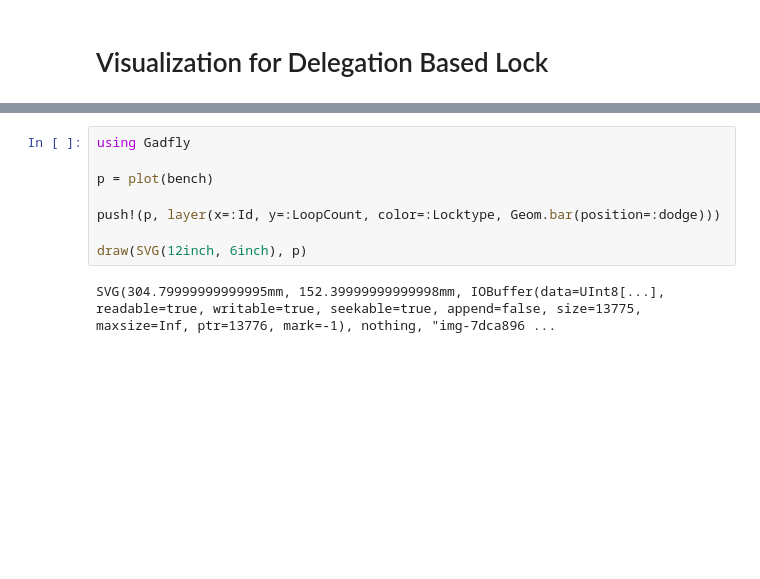
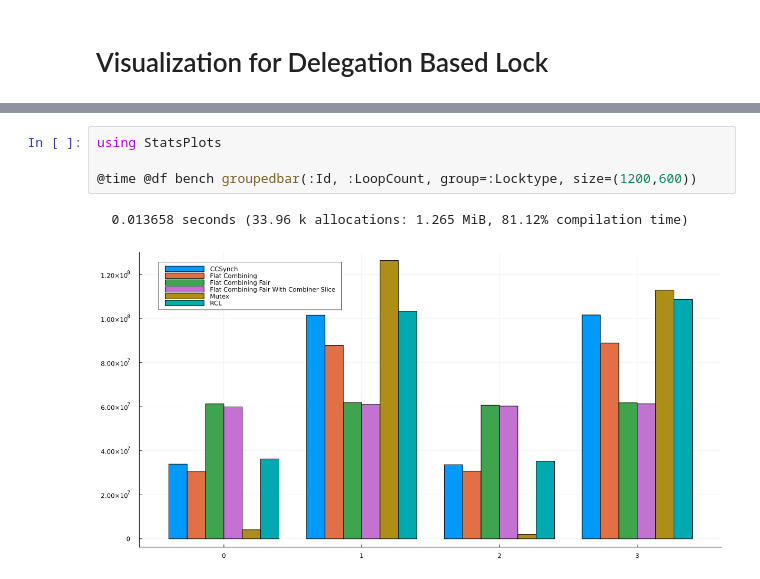
Before and after one commit to taooceros/Locks, a Jupyter notebook: visualization/graph.ipynb, the cells around one changed output, grey strips where cells are left out. Saved outputs shown, nothing was run; the diff lists cells and outputs as text; blank space fills up the shorter version.

Commit message:
add combiner slice and more visualization

```diff
--- a/visualization/graph.ipynb
+++ b/visualization/graph.ipynb
@@ -27,13 +7,10 @@ bench = CSV.read("output/output.csv", DataFrame)
-# %%
-using Gadfly
-
-p = plot(bench)
-
-push!(p, layer(x=:Id, y=:LoopCount, color=:Locktype, Geom.bar(position=:dodge)))
-
-draw(SVG(12inch, 6inch), p)
-# %% [output]
-SVG(304.79999999999995mm, 152.39999999999998mm, IOBuffer(data=UInt8[...], readable=true, writable=true, seekable=true, append=false, size=13775, maxsize=Inf, ptr=13776, mark=-1), nothing, "img-7dca896 ...
+# %%
+using StatsPlots
+
+@time @df bench groupedbar(:Id, :LoopCount, group=:Locktype, size=(1200,600))
+# %% [output]
+  0.013658 seconds (33.96 k allocations: 1.265 MiB, 81.12% compilation time)
+[figure, added]
 # %%
 bench
 # %% [output]
```
Also changed, not shown: parts of 4 cells of this notebook, 17 other files.
